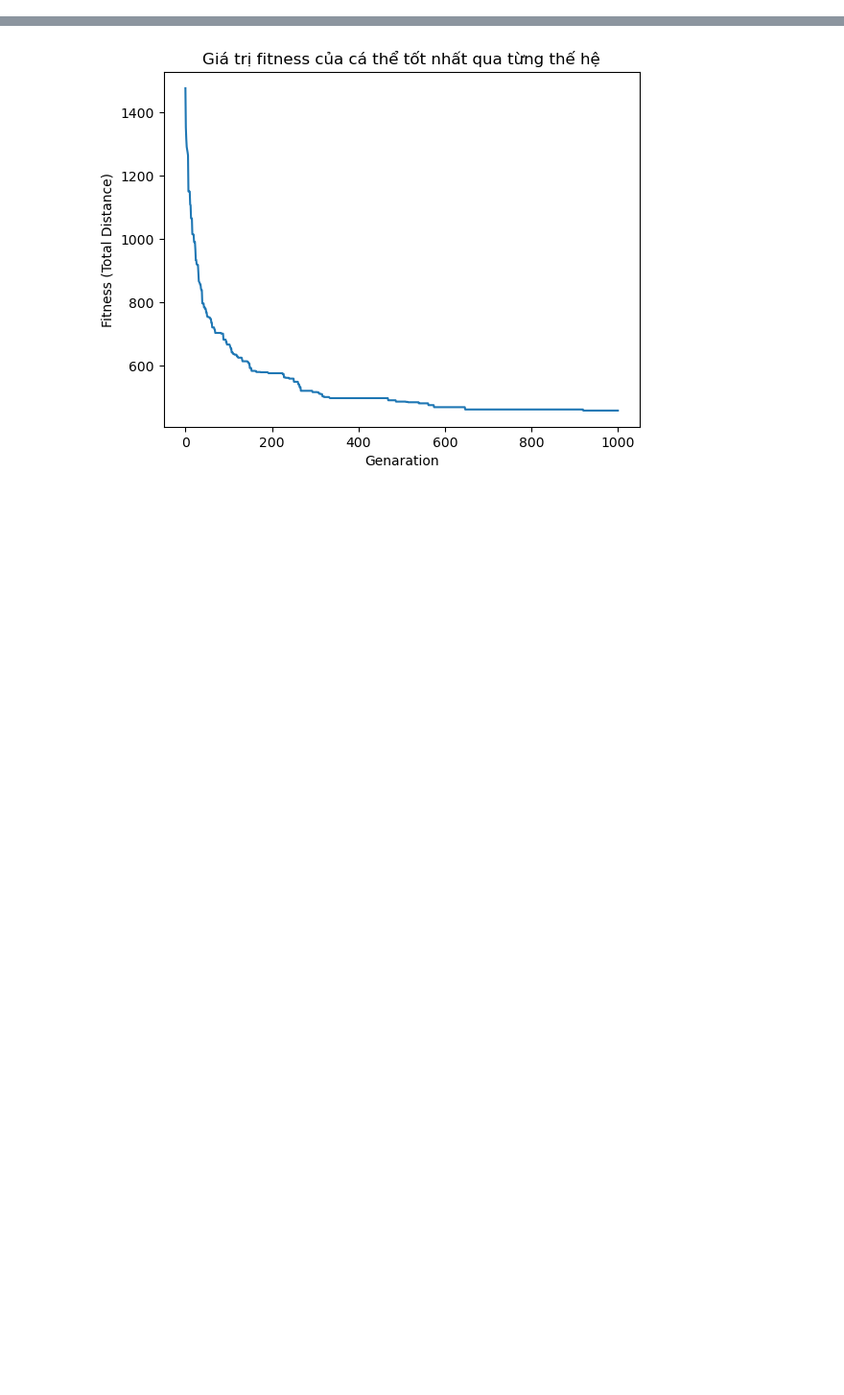
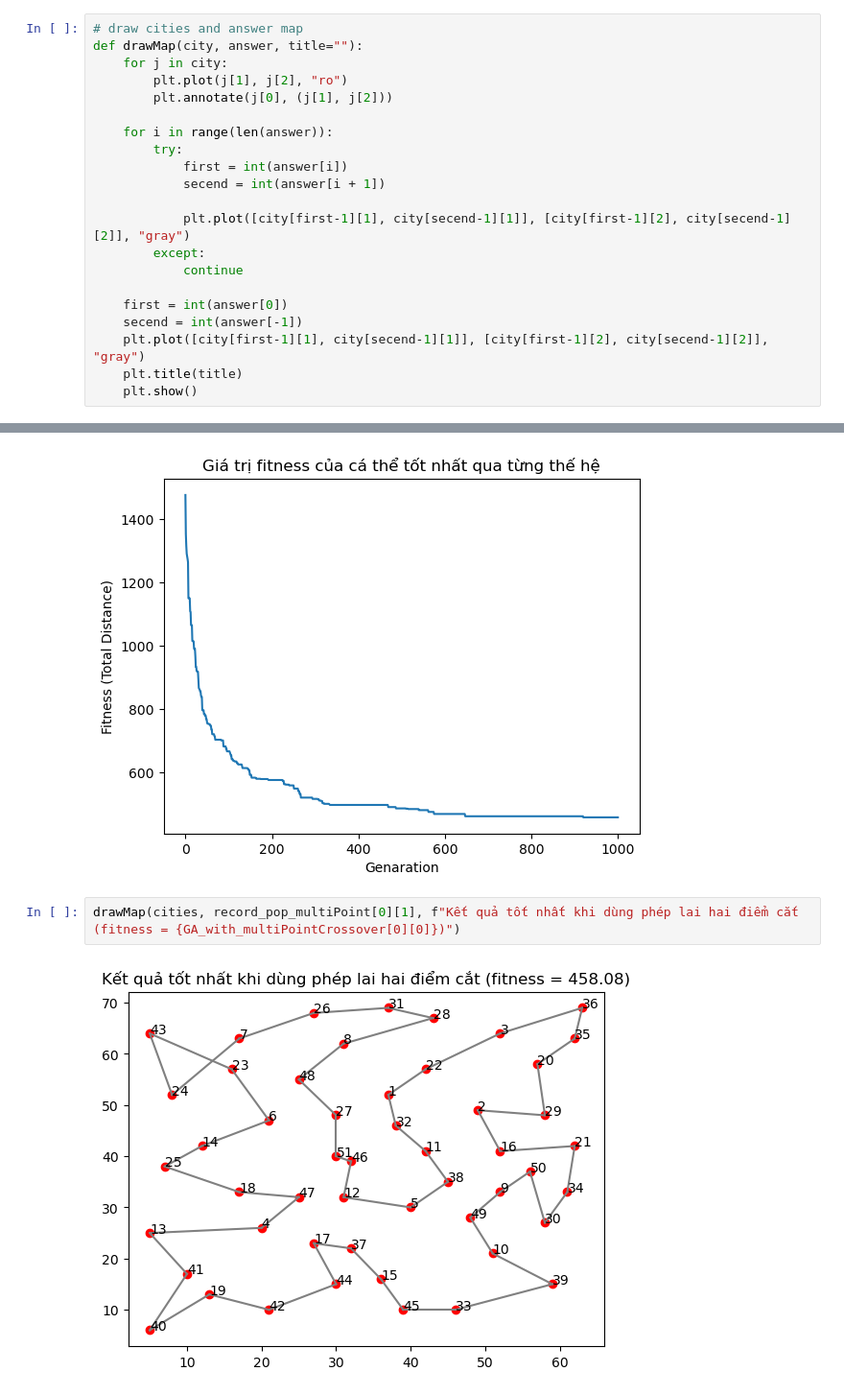
Before and after one commit to nguyenhoanganh2002/TSP-problem-using-Genetic-Algorithms, a Jupyter notebook: tsp-using-ga.ipynb, the cells around one changed output, grey strips where cells are left out. Shown at 96% size. Drawn from its saved outputs; the diff is of its cells as text; blank space fills up the shorter version.

```diff
--- a/tsp-using-ga.ipynb
+++ b/tsp-using-ga.ipynb
@@ -207,5 +259,26 @@ def GA(
         fitness.append(sorted(population)[0][0])
 
     return sorted(population), fitness
+# %%
+# draw cities and answer map
+def drawMap(city, answer, title=""):
+    for j in city:
+        plt.plot(j[1], j[2], "ro")
+        plt.annotate(j[0], (j[1], j[2]))
+
+    for i in range(len(answer)):
+        try:
+            first = int(answer[i])
+            secend = int(answer[i + 1])
+
+            plt.plot([city[first-1][1], city[secend-1][1]], [city[first-1][2], city[secend-1][2]], "gray")
+        except:
+            continue
+
+    first = int(answer[0])
+    secend = int(answer[-1])
+    plt.plot([city[first-1][1], city[secend-1][1]], [city[first-1][2], city[secend-1][2]], "gray")
+    plt.title(title)
+    plt.show()
 # %%
 cities, dis_mat = getDistance(path="/kaggle/input/tsp51cities/TSP51.txt", ftype='txt') # cities bao gồm id của thành phố và toạ độ tương ứng
@@ -303,4 +368,8 @@ plt.title("Giá trị fitness của cá thể tốt nhất qua từng thế hệ
 plt.show()
 # %% [output]
 [figure]
+# %%
+drawMap(cities, record_pop_multiPoint[0][1], f"Kết quả tốt nhất khi dùng phép lai hai điểm cắt (fitness = {GA_with_multiPointCrossover[0][0]})")
+# %% [output]
+[figure, added]
 # %%
```
Also changed, not shown: parts of 9 cells of this notebook.
